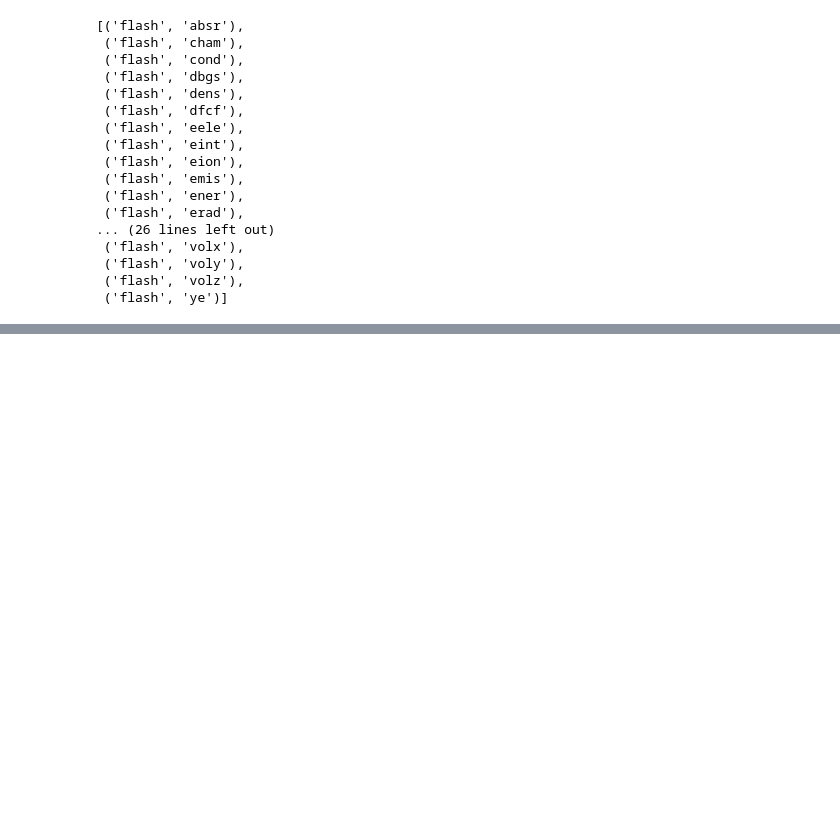
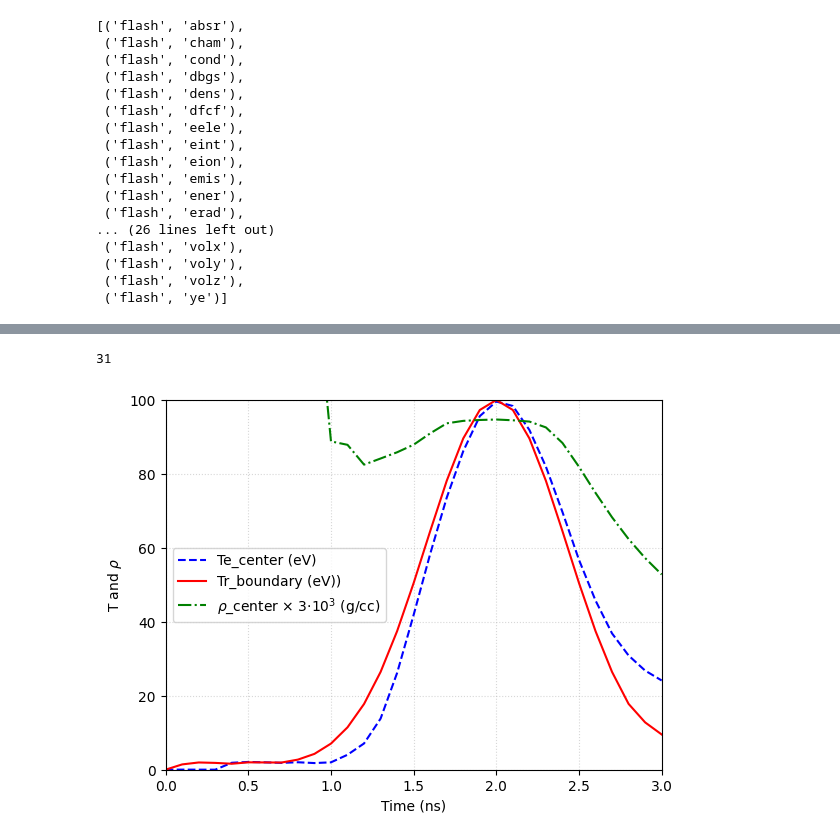
Before and after one commit to weipengyao/scripts, a Jupyter notebook: opacity_flash_test.ipynb, the cells around one changed output, grey strips where cells are left out. Saved outputs shown, nothing was run; the diff lists cells and outputs as text; code cells hidden in the pictures; blank space fills up the shorter version.

```diff
--- a/opacity_flash_test.ipynb
+++ b/opacity_flash_test.ipynb
@@ -132,0 +132,17 @@ TypeError: tuple indices must be integers or slices, not str
+# %%
+time_ns = np.linspace(0,3,31)
+
+Te_center   = np.zeros_like(time_ns)
+Tr_boundary = np.zeros_like(time_ns)
+rho_center  = np.zeros_like(time_ns)
+
+filedir = [
+            '/Users/yao/Desktop/job.77664/', # v4.8
+          ]
+
+for i in range(time_ns.size):
+    filename = 'radslab_hdf5_chk_' +str(i).zfill(4)
+    data_dict, time_now = get_yt_data_2d(filedir[0]+filename)
+    Te_center[i]   = data_dict['tele'][32,16]
+    Tr_boundary[i] = data_dict['trad'][1,16]
+    rho_center[i]  = data_dict['dens'][32,16]
@@ -132,0 +167,20 @@ TypeError: tuple indices must be integers or slices, not str
+# %%
+Te_center.size
+# %% [output]
+31
+# %%
+time_ns = np.linspace(0,3,31)
+
+plt.plot(time_ns,Te_center/11600,   '--b', label='Te_center (eV)')
+plt.plot(time_ns,Tr_boundary/11600, '-r',  label='Tr_boundary (eV))')
+plt.plot(time_ns,rho_center*3e3,    '-.g', label=r'$\rho$_center $\times$ 3$\cdot$10$^3$ (g/cc)')
+plt.xlabel('Time (ns)')
+plt.ylabel(r'T and $\rho$')
+# plt.title('Temperatures ')
+plt.xlim([0,3])
+plt.ylim([0,100])
+plt.grid(linestyle=':',alpha=0.5)
+plt.legend()
+plt.savefig('/Users/yao/Desktop/Temp_profile.pdf',dpi=600)
+# %% [output]
+[figure, added]
```
Also changed, not shown: parts of 11 cells of this notebook, 3 other files.
